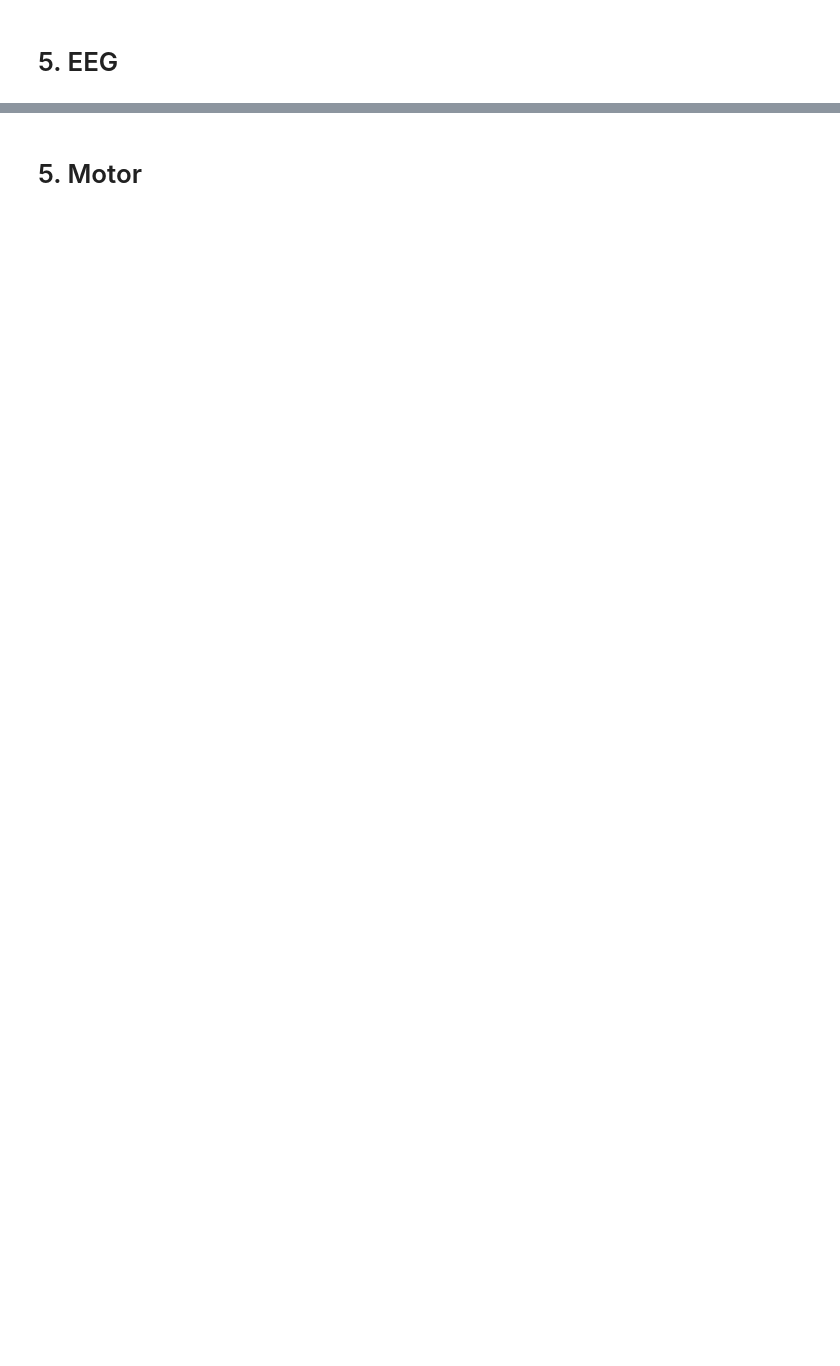
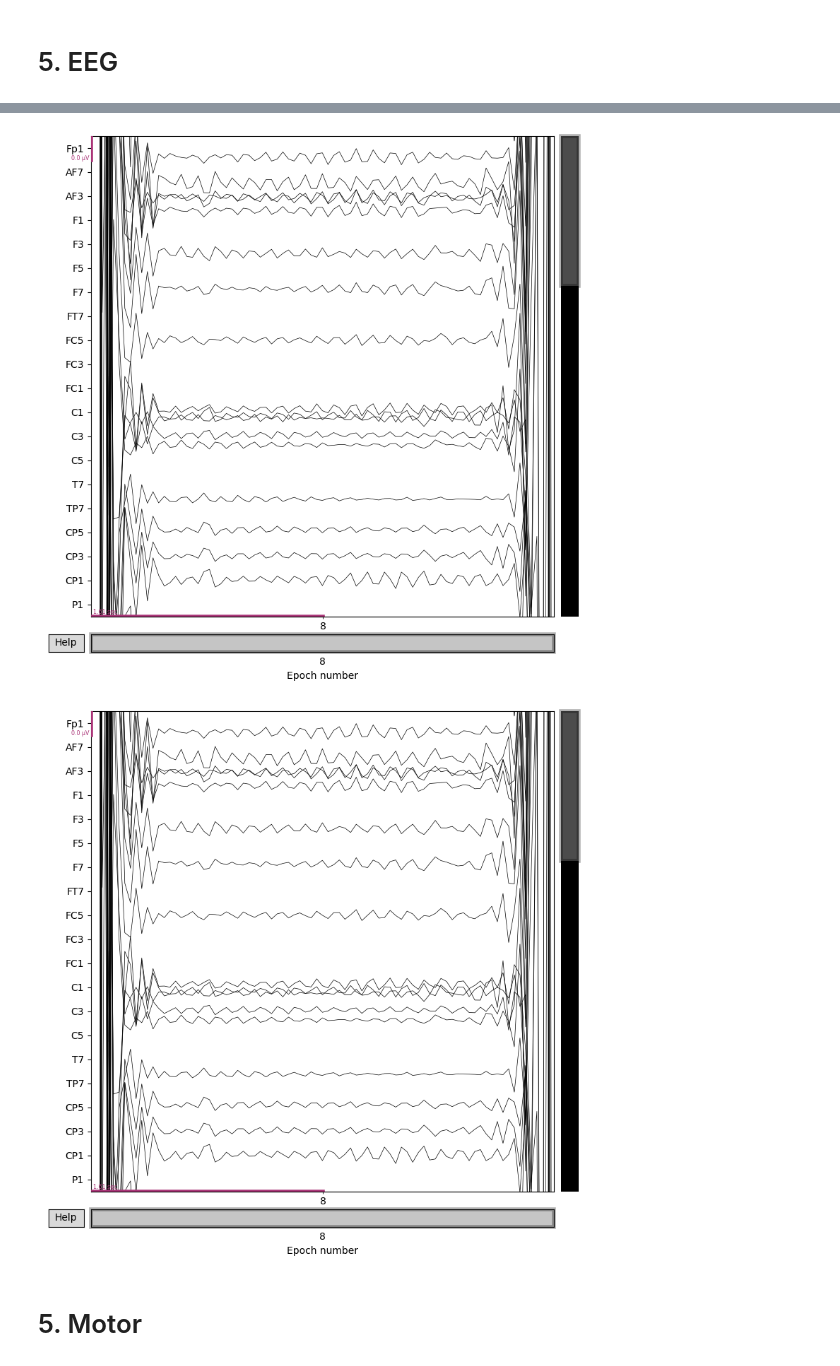
Before and after one commit to schko/mna, a Jupyter notebook: notebooks/process_session.ipynb, the cells around one changed output, grey strips where cells are left out. Drawn from its saved outputs; the diff is of its cells as text; code cells hidden in the pictures; blank space fills up the shorter version.

```diff
--- a/notebooks/process_session.ipynb
+++ b/notebooks/process_session.ipynb
@@ -222,3 +571,8 @@ post_processed_event_df, epochs, events, event_dict, info, reject_log, ica = pro
+# %%
+epochs[8].plot(scalings=1e-11)
+# %% [output]
+[figure, added]
+[figure, added]
 # %% [markdown]
 # 5. Motor
 # %%
```
Also changed, not shown: parts of 10 cells of this notebook, 6 other files.
